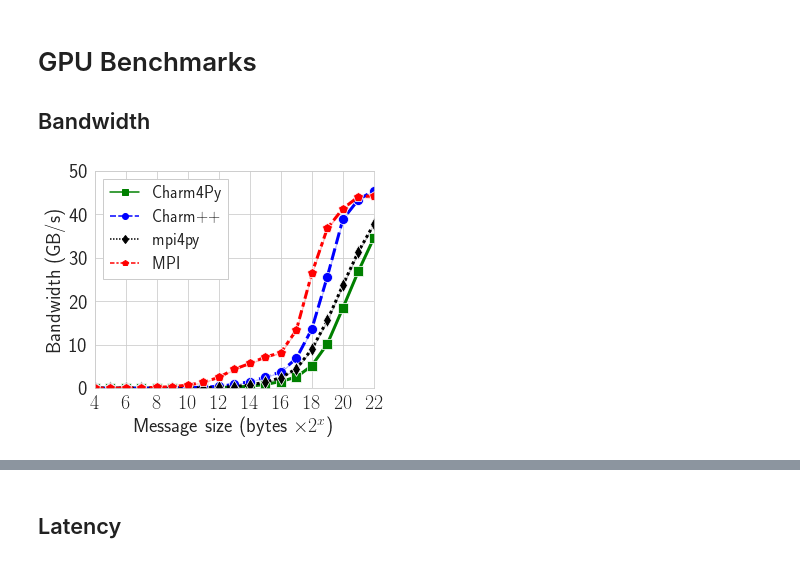
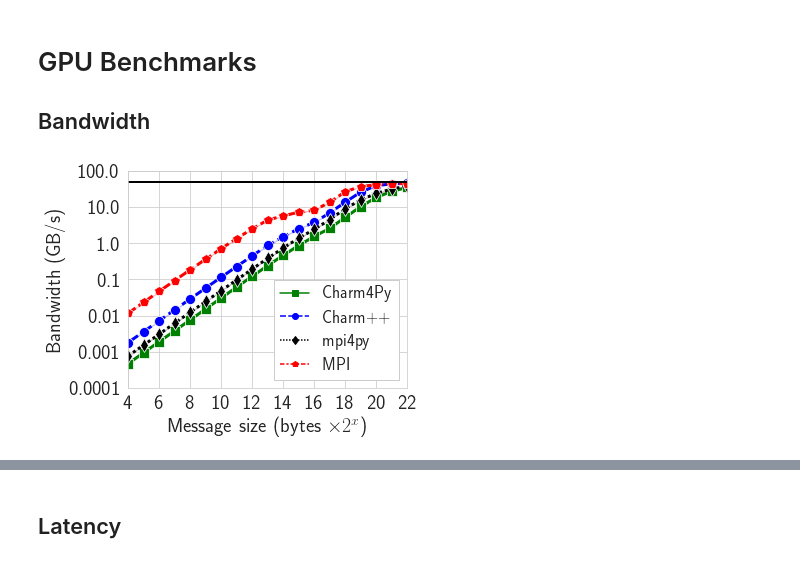
Before and after one commit to UIUC-PPL/charm4py-mpi4py-compare, a Jupyter notebook: analysis/analyze_microbench.ipynb, the cells around one changed output, grey strips where cells are left out. Drawn from its saved outputs; the diff is of its cells as text; code cells hidden in the pictures.

```diff
--- a/analysis/analyze_microbench.ipynb
+++ b/analysis/analyze_microbench.ipynb
@@ -799,15 +907,15 @@ read_file = lambda x: pd.read_csv(f"{basedir}/{x}", comment='#')[['Msg Size', '
 read_file_internode = lambda x: pd.read_csv(f"{basedir_internode}/{x}", comment='#')[['Msg Size', ' Bandwidth (MB/s)']]
 rf = read_file
 rf2 = read_file_internode
-chpy_mpi = [rf('charm4py_intranode_gpu_bw.csv')]
-#            rf2('charm4py_internode_lat.csv')]
-ch_mpi = [rf('charm_intranode_gpu_bw.csv')]
-#          rf2('charm_internode_lat.csv')]
+chpy_mpi = [rf('charm4py_intranode_gpu_bw.csv'),
+           rf('charm4py_internode_gpu_bw.csv')]
+ch_mpi = [rf('charm_intranode_gpu_bw.csv'),
+         rf('charm_internode_gpu_bw.csv')]
 
-mppy = [rf('mpi4py_intranode_gpu_bw.csv')]
-#        rf2('mpi4py_internode_lat.csv')]
-mp = [rf('mpi_intranode_gpu_bw.csv')]
-#      rf2('mpi_internode_lat.csv')]
+mppy = [rf('mpi4py_intranode_gpu_bw.csv'),
+       rf('mpi4py_internode_gpu_bw.csv')]
+mp = [rf('mpi_intranode_gpu_bw.csv'),
+     rf('mpi_internode_gpu_bw.csv')]
 
 dfs = [*chpy_mpi, *ch_mpi, *mppy, *mp]
 
@@ -819,10 +927,10 @@ ch_mpi[0]['framework'] = 'Charm++'
 mppy[0]['framework'] = 'mpi4py'
 mp[0]['framework'] = 'MPI'
 
-# chpy_mpi[1]['framework'] = 'Charm4Py'
-# ch_mpi[1]['framework'] = 'Charm++'
-# mppy[1]['framework'] = 'mpi4py'
-# mp[1]['framework'] = 'MPI'
+chpy_mpi[1]['framework'] = 'Charm4Py'
+ch_mpi[1]['framework'] = 'Charm++'
+mppy[1]['framework'] = 'mpi4py'
+mp[1]['framework'] = 'MPI'
 
 # chpy_mpi[2]['framework'] = 'Charm4Py'
 # ch_mpi[2]['framework'] = 'Charm++'
@@ -833,9 +941,9 @@ intra_bw = pd.concat([chpy_mpi[0], ch_mpi[0], mppy[0], mp[0]]).reset_index(drop=
 intra_bw = intra_bw[intra_bw['Msg Size'] >= 1<<4]
 intra_bw['Msg Size'] = np.log2(intra_bw['Msg Size'])
 
-# inter_lat = pd.concat([chpy_mpi[1], ch_mpi[1], mppy[1], mp[1]]).reset_index(drop=True)
-# inter_lat = inter_lat[inter_lat['Msg Size'] >= 1<<4]
-# inter_lat['Msg Size'] = np.log2(inter_lat['Msg Size'])
+inter_bw = pd.concat([chpy_mpi[1], ch_mpi[1], mppy[1], mp[1]]).reset_index(drop=True)
+inter_bw = inter_bw[inter_bw['Msg Size'] >= 1<<4]
+inter_bw['Msg Size'] = np.log2(inter_bw['Msg Size'])
 
 
 # internode_lat = pd.concat([chpy_mpi[2], ch_mpi[2], mppy[2], mp[2]]).reset_index(drop=True)
@@ -844,19 +952,24 @@ intra_bw['Msg Size'] = np.log2(intra_bw['Msg Size'])
 # %%
 # Plot bandwidth with the MPI backend, inter-node
 sns.set_style("whitegrid")
 f, ax = plt.subplots(figsize=(5,4))
 sns.lineplot(x="Msg Size", y=" Bandwidth (MB/s)", data=intra_bw,hue="framework", style="framework",
               palette = ['green','blue', 'black', 'red'],ax=ax,ci=99, markers=['s','o', 'd', 'p'],
               linewidth=3, markersize=10)
-ax.legend(fontsize = 17, loc = 'upper left', fancybox = False, framealpha = 1,
+ax.legend(fontsize = 17, loc = 'lower right', fancybox = False, framealpha = 1,
               handlelength = 1.7, ncol = 1)
 ax.tick_params( which = 'major', labelsize = 20 )
 ax.set_xlim(4, 22)
 ax.set_xticks(range(4,23,2))
-ax.set_ylim(0, 50000)
-ax.set_yticklabels([0, 10, 20, 30, 40, 50])
+ax.set_xticklabels(range(4,23,2))
+# ax.set_ylim(0, 50000)
+ax.set_yscale('log', base=10)
+ax.set_ylim(10**-1, 10**5)
+ax.set_yticks([10**-1, 10**0, 10**1, 10**2, 10**3, 10**4, 10**5])
+plt.axhline(y=50000, color='black', linestyle='-', linewidth=2)
+ax.set_yticklabels([0.1/1000, 1/1000, 10/1000, 100/1000, 1000/1000, 10000/1000, 100000/1000])
 ax.set_ylabel('Bandwidth (GB/s)', fontsize=20)
 ax.set_xlabel('Message size (bytes $\\times 2^x$)', fontsize=20)
 plt.savefig('all_bw_intranode_gpu.pdf', bbox_inches='tight', dpi=300)
 # %% [output]
-[figure, old version]
+[figure, new version]
```
Also changed, not shown: parts of 12 cells of this notebook, 2 other files.
